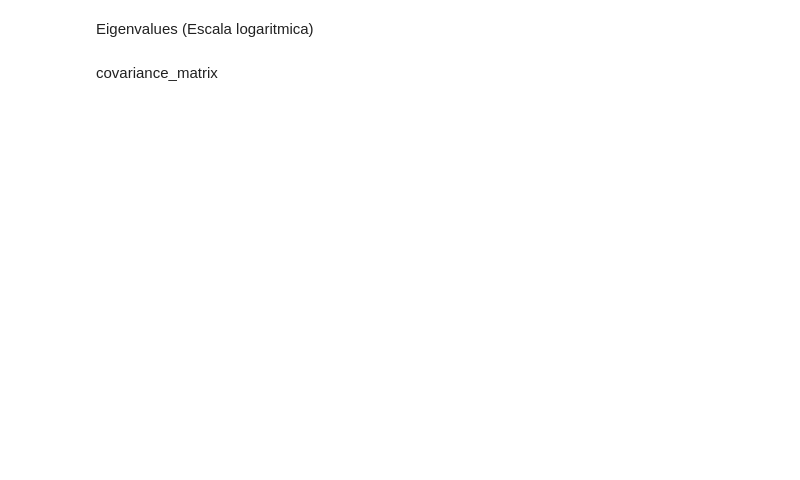
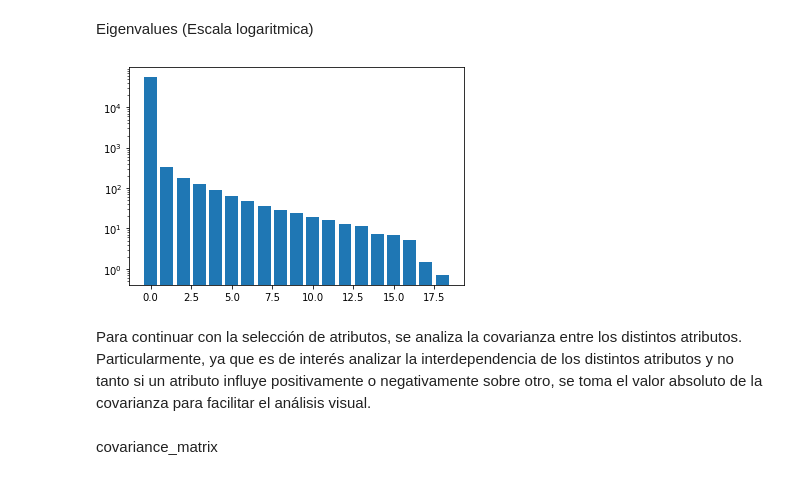
Before and after one commit to AlexisBaladon/Machine-Learning-FING, a Jupyter notebook: tarea4.ipynb, the cells around one changed output. Cells and saved outputs as stored; diff of their text form; code cells hidden in the pictures; blank space fills up the shorter version.

```diff
--- a/tarea4.ipynb
+++ b/tarea4.ipynb
@@ -66,7 +94,11 @@ test.PCA_eigen_values(minimal_preprocess_df,scale="linear")
 # %% [markdown]
 Eigenvalues (Escala logaritmica)
 # %%
-test.PCA_eigen_values(minimal_preprocess_df,scale="log")
+test.PCA_eigen_values(minimal_preprocess_df, scale="log", drop_first=False)
+# %% [output]
+[figure, added]
+# %% [markdown]
+Para continuar con la selección de atributos, se analiza la covarianza entre los distintos atributos. Particularmente, ya que es de interés analizar la interdependencia de los distintos atributos y no tanto si un atributo influye positivamente o negativamente sobre otro, se toma el valor absoluto de la covarianza para facilitar el análisis visual.
 # %% [markdown]
 covariance_matrix
 # %%
```
Also changed, not shown: parts of 24 cells of this notebook, 3 other files.
